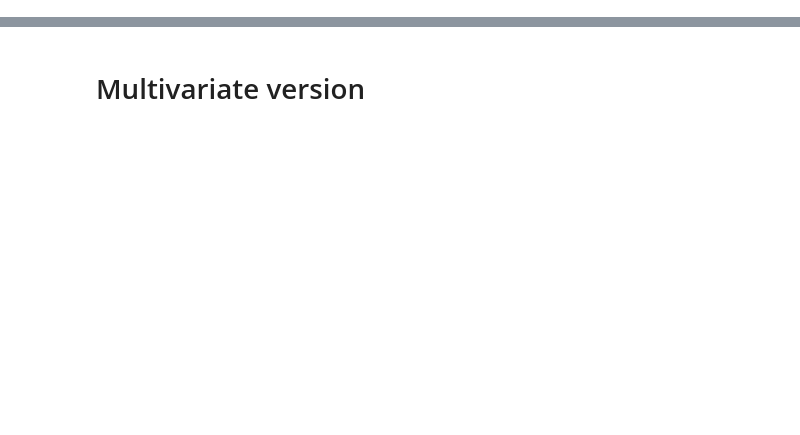
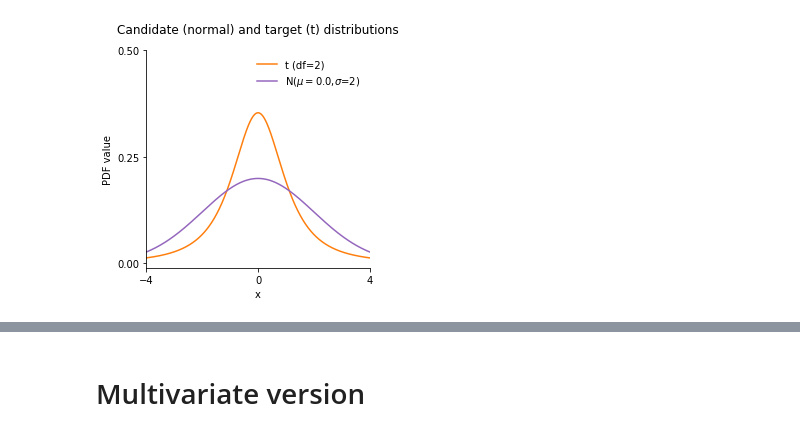
Before and after one commit to mvcortez/math_6397, a Jupyter notebook: challenge_1.ipynb, the cells around one changed output, grey strips where cells are left out. Cells and saved outputs as stored; diff of their text form; code cells hidden in the pictures; blank space fills up the shorter version.

```diff
--- a/challenge_1.ipynb
+++ b/challenge_1.ipynb
@@ -43,3 +58,26 @@ def rejection_sampling2(L,c,mu,sigma,df):
+# %%
+#Description of target and candidate distribution
+mu=0
+sigma=2
+df=2
+z_min=-5
+z_max=5
+z=t.pdf(np.linspace(z_min,z_max,10000),df)
+f=plt.figure(figsize=(4,4))
+plt.plot(np.linspace(z_min,z_max,10000),z,c='C1',label=r't (df=%d)' %df )
+plt.plot(np.linspace(z_min,z_max,10000),norm.pdf(np.linspace(z_min,z_max,10000),mu,sigma),c='C4',label='N($\mu=%1.1f$,$\sigma$=%d)' %(mu,sigma))
+plt.xlim([-4,4])
+plt.yticks(np.linspace(0,0.5,3))
+plt.xticks(np.linspace(-4,4,3))
+plt.ylabel('PDF value')
+plt.xlabel('x')
+plt.legend(frameon=False)
+plt.gca().spines['right'].set_color('none')
+plt.gca().spines['top'].set_color('none')
+plt.title('Candidate (normal) and target (t) distributions',y=1.05)
+plt.show()
+# %% [output]
+[figure, added]
 # %%
 L=[10,100,1000]
 c=[3,6,9]
```
Also changed, not shown: parts of 8 cells of this notebook.
